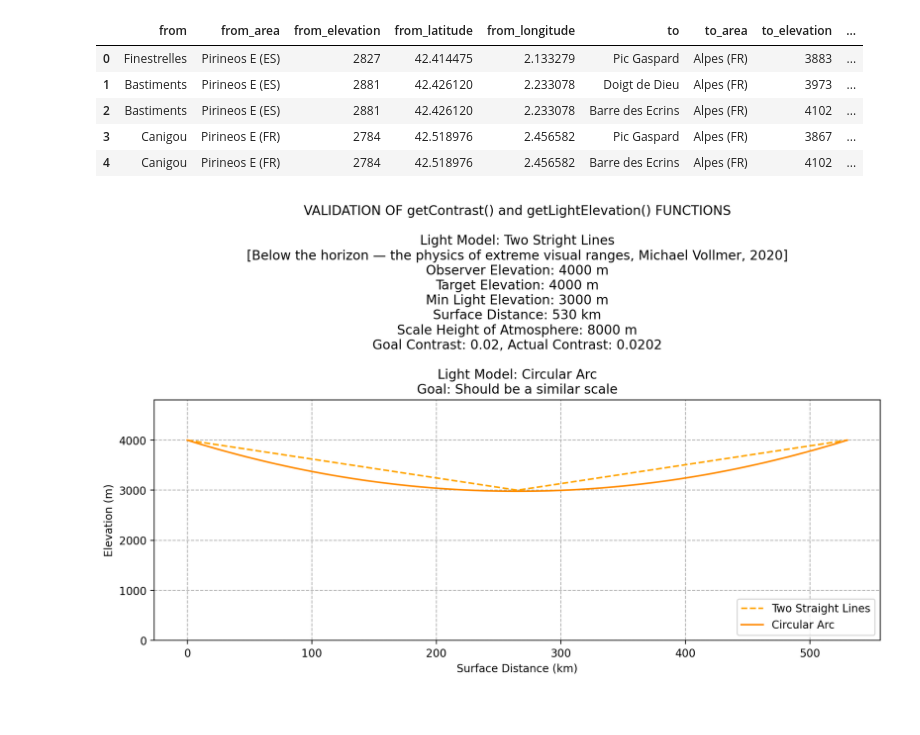
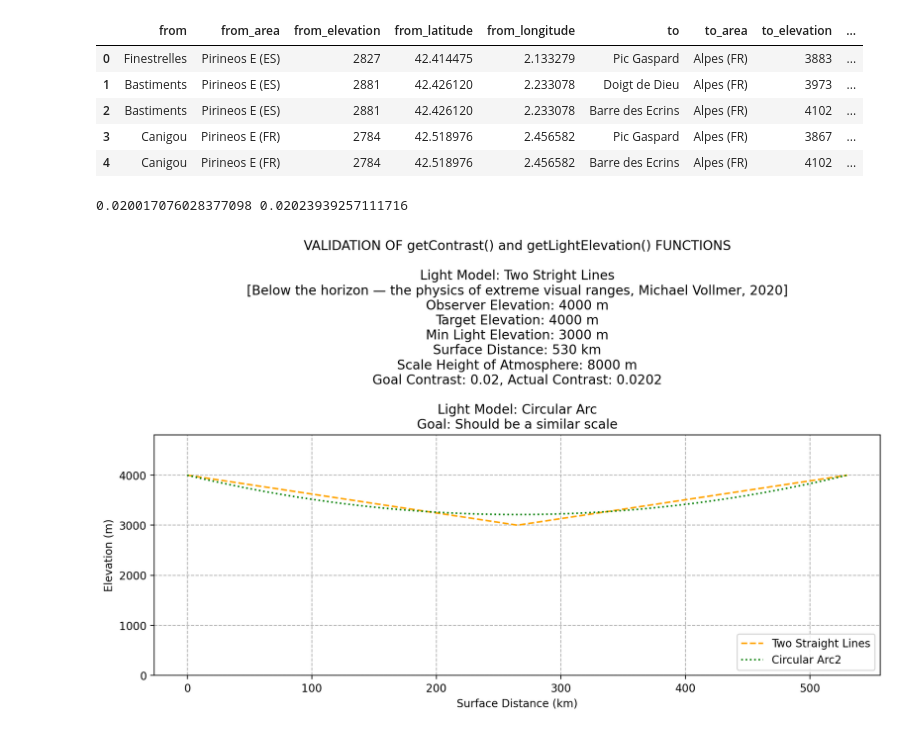
Before and after one commit to jgbreault/PinnaclePoints, a Jupyter notebook: scripts/known_los_analysis.ipynb, the cells around one changed output. Cells and saved outputs as stored; diff of their text form; code cells hidden in the pictures.

Commit message:
scatter done right at last, a lot more to do now though...

```diff
--- a/scripts/known_los_analysis.ipynb
+++ b/scripts/known_los_analysis.ipynb
@@ -100,26 +100,37 @@ from scipy.integrate import quad
 import matplotlib.pyplot as plt
 
 B0 = 0.00001139
-H_Straight = 8000
-H = me.atmosphereScaleHeight
+H = 8000
 
 h1 = 4000
 h2 = 4000
 D = 530000
-C = 6.4
-R = me.earthRadius
+C = 1.167
+R = 6371000
 
 def getLightElevation(x, h1, h2, D, C, R):
-    delta_h = h2 - h1
-    d = math.sqrt(D**2 + delta_h**2)
-    r = (C - 1)*R
-    T = math.sqrt(r**2 - (d**2)/4)
 
-    x0 = D/2 - (delta_h/d)*T
-    y0 = (h1 + h2)/2 + (D/d)*T
+    theta = x/R
+    phi = D/R
 
-    y = y0 - math.sqrt(r**2 - (x - x0)**2)
-    return y
+    x1 = R + h1
+    y1 = 0
+
+    x2 = (R+h2)*math.cos(phi)
+    y2 = (R+h2)*math.sin(phi)
+
+    d = math.sqrt((x2-x1)**2 + (y2-y1)**2)
+
+    RL = C*R
+
+    Z = math.sqrt(RL**2 - (d/2)**2)
+
+    Mx = (x1+x2)/2 - Z*((y2-y1)/d)
+    My = (y1+y2)/2 + Z*((x2-x1)/d)
+
+    L0 = (Mx*math.cos(theta)+My*math.sin(theta)) + math.sqrt((Mx*math.cos(theta)+My*math.sin(theta))**2 - (Mx**2 + My**2 - RL**2))
+
+    return L0 - R
 
 def getLightElevationStraight(x, h1, h2, D, C, R):
     mid = 3000
@@ -136,12 +147,11 @@ def getScatterCoef(h, H):
 X = np.arange(0, D, 100)
 Y_Straight = [getLightElevationStraight(x, h1, h2, D, C, R) for x in X]
 
-resultStraight, error = quad(lambda x: getScatterCoef(getLightElevationStraight(x, h1, h2, D, C, R), H_Straight), 0, D)
+resultStraight, error = quad(lambda x: getScatterCoef(getLightElevationStraight(x, h1, h2, D, C, R), H), 0, D)
 
 B_avg_Straight = resultStraight/D
 
 contrastStraight = math.exp(-B_avg_Straight*D)
-contrastStraight
 
 Y = [getLightElevation(x, h1, h2, D, C, R) for x in X]
 
@@ -151,36 +161,39 @@ B_avg = result/D
 
 contrast = math.exp(-B_avg*D)
 
+print(contrast, contrastStraight)
+
 plt.figure(figsize=(12, 4), facecolor="white", dpi=200)
 
 plt.plot(X/1000, Y_Straight, c="orange", ls="--", label="Two Straight Lines")
-plt.plot(X/1000, Y, c="darkorange", label="Circular Arc")
+plt.plot(X/1000, Y, c="green", label="Circular Arc2", ls=":")
 
 plt.ylim(bottom=0, top=max(Y)*1.2)
 
 plt.xlabel("Surface Distance (km)")
 plt.ylabel("Elevation (m)")
 plt.title(f"VALIDATION OF getContrast() and getLightElevation() FUNCTIONS\n\n"
 
           "Light Model: Two Stright Lines\n" +
           "[Below the horizon — the physics of extreme visual ranges, Michael Vollmer, 2020]\n" +
           "Observer Elevation: 4000 m\n" +
           "Target Elevation: 4000 m\n" +
           "Min Light Elevation: 3000 m\n" +
           "Surface Distance: 530 km\n" +
           "Scale Height of Atmosphere: 8000 m\n" +
           f"Goal Contrast: 0.02, Actual Contrast: {round(contrastStraight, 4)}\n\n" +
 
           f"Light Model: Circular Arc\n" +
           "Goal: Should be a similar scale")
 
 plt.grid(True, ls="--", zorder=0)
 
 ax = plt.gca()
 ax.set_facecolor("white")
 plt.legend(loc = 4)
 
-plt.savefig("../misc/images/scatter_validation", bbox_inches="tight")
+# plt.savefig("../misc/images/scatter_validation", bbox_inches="tight")
 plt.show()
 # %% [output]
+0.020017076028377098 0.02023939257111716
-[figure, old version]
+[figure, new version]
```
Also changed, not shown: parts of 2 cells of this notebook, 1 other file.
